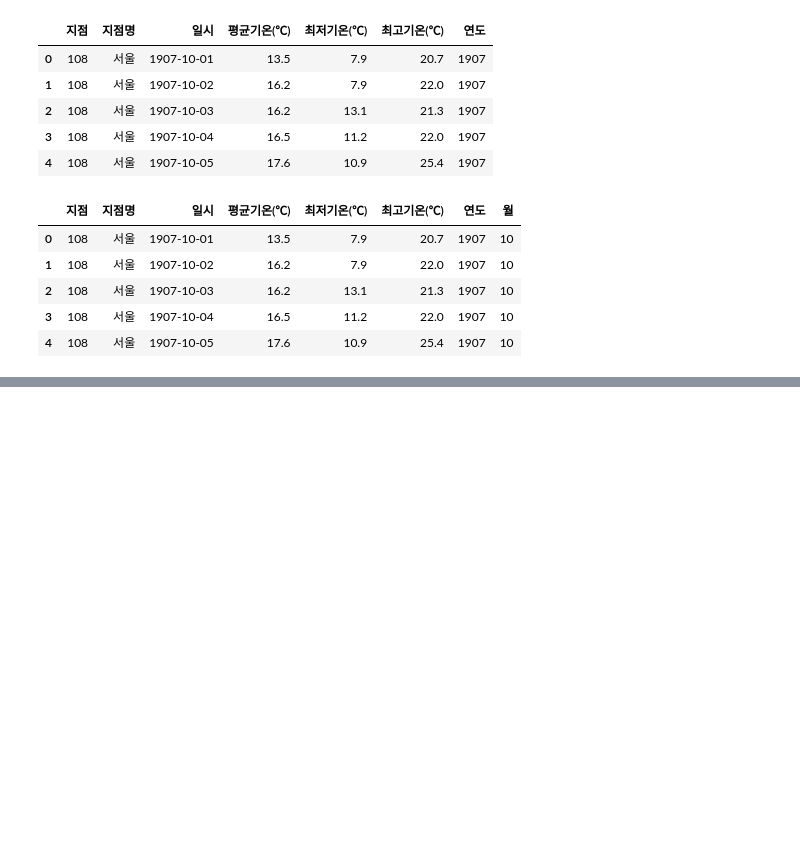
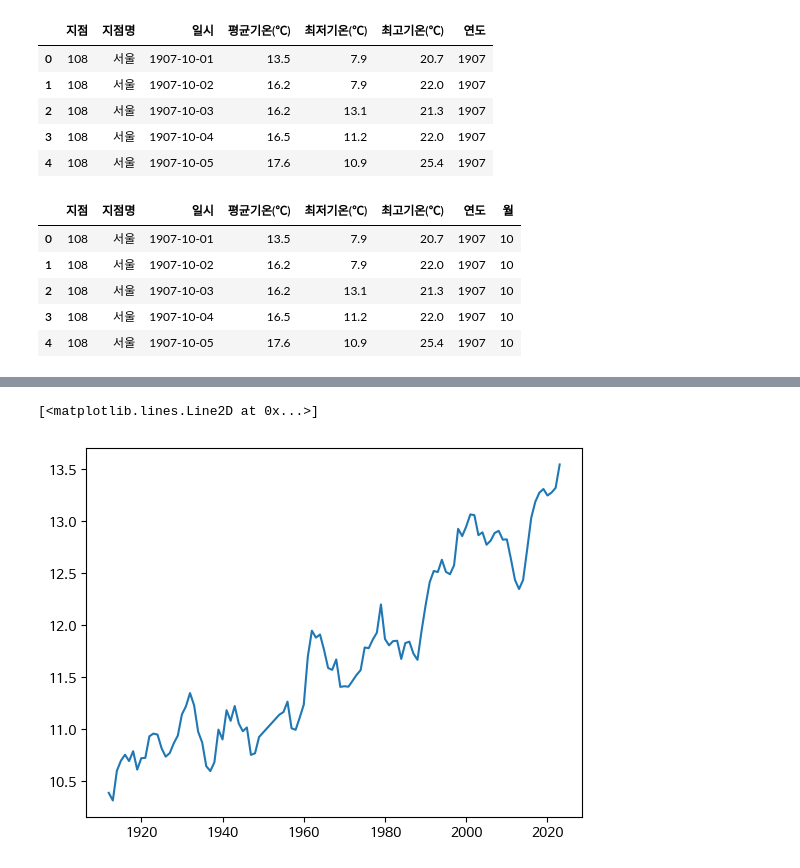
Before and after one commit to venture21/DataScience2024, a Jupyter notebook: 서울100년의날씨데이터분석.ipynb, the cells around one changed output, grey strips where cells are left out. Saved outputs shown, nothing was run; the diff lists cells and outputs as text; code cells hidden in the pictures; blank space fills up the shorter version.

Commit message:
월평균기온,연평균기온,10년이동평균기온그래프 추가

```diff
--- a/서울100년의날씨데이터분석.ipynb
+++ b/서울100년의날씨데이터분석.ipynb
@@ -243,0 +386,3 @@ Index([ 0,  1,  2,  3,  4,  5,  6,  7,  8,  9, 10, 11, 12, 13, 14, 15, 16, 17,
+# %%
+yearAvg_df = pd.DataFrame(yearAvg, index=index, columns=['연평균기온'])
+yearAvg_df.head()
@@ -243,0 +396,6 @@ Index([ 0,  1,  2,  3,  4,  5,  6,  7,  8,  9, 10, 11, 12, 13, 14, 15, 16, 17,
+# %%
+yearAvg_df['5년이동평균기온'] = yearAvg_df['연평균기온'].rolling(5).mean()
+plt.plot(index,yearAvg_df['5년이동평균기온'])
+# %% [output]
+[<matplotlib.lines.Line2D at 0x...>]
+[figure, added]
```
Also changed, not shown: parts of 20 cells of this notebook.
